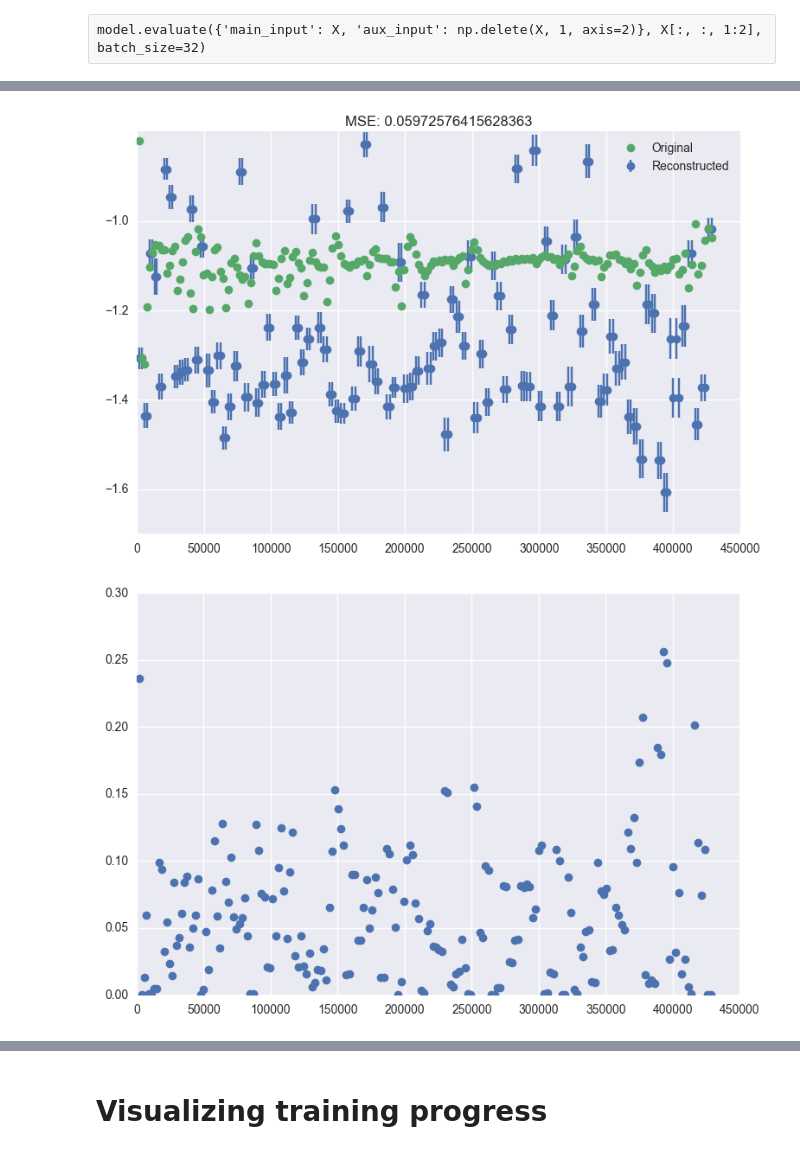
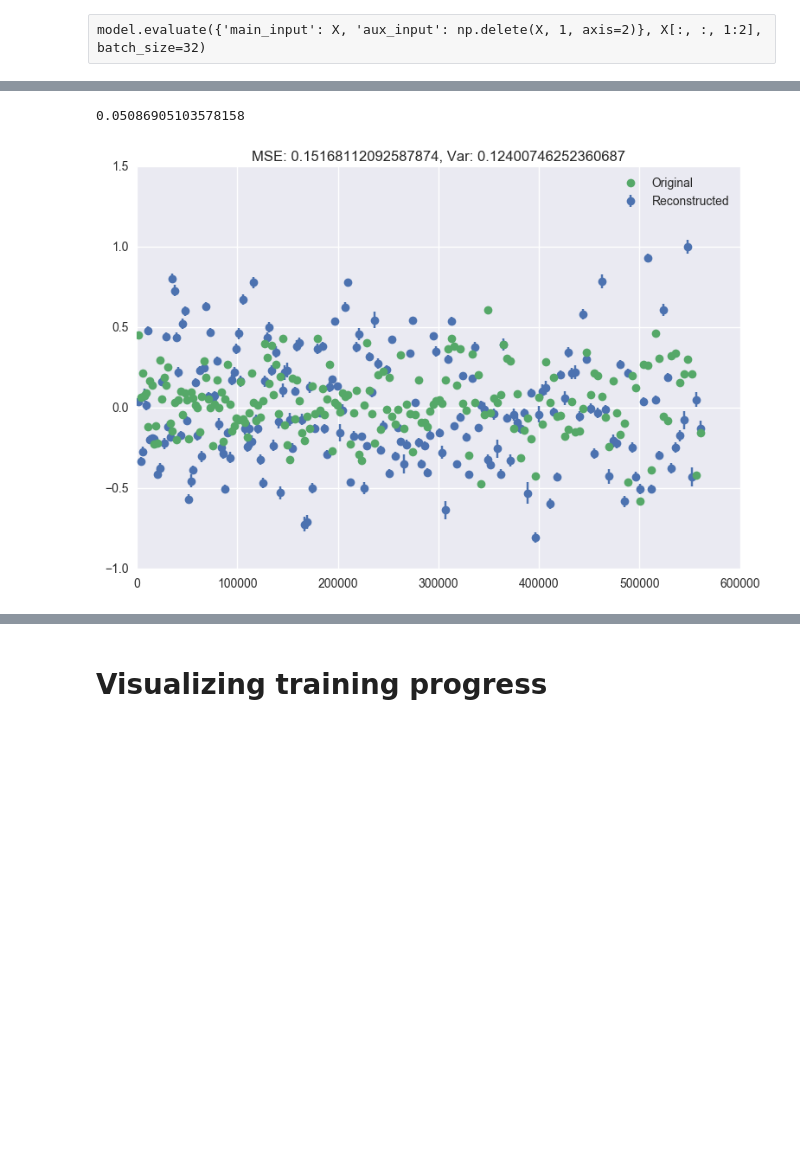
Before and after one commit to bnaul/timeflow, a Jupyter notebook: autoencoder.ipynb, the cells around one changed output, grey strips where cells are left out. Cells and saved outputs as stored; diff of their text form; code cells hidden in the pictures; blank space fills up the shorter version.

Commit message:
Lomb Scargle thresholding

```diff
--- a/autoencoder.ipynb
+++ b/autoencoder.ipynb
@@ -66,5 +61,5 @@ plt.plot(t, pred_i, 'o')
 plt.title("MSE: {}".format(np.mean((m_raw - pred_i) ** 2)));
 # %%
 %%time
-pred = model.predict({'main_input': X, 'aux_input': X[:, :, [0, 2]]}, batch_size=500)
+pred = model.predict({'main_input': X, 'aux_input': X[:, :, [0,]]}, batch_size=500)
 # %% [output]
@@ -77,24 +104,30 @@ i = -1
 # %%
-i += 1
 #inds = ~np.isnan(X_raw[i, :, 0])
 inds = np.arange(args.n_min)
+#i += 1
+i = np.random.choice(inds)
 t = np.cumsum(X_raw[i, inds, 0])
 m = X[i, inds, 1]
-e = X[i, inds, 2]
-pred_i = model.predict({'main_input': X[i:i+1], 'aux_input': X[i:i+1, :, [0, 2]]})[0, inds, 0]
+#m = np.random.normal(size=len(t))
+e = X_raw[i, inds, 2]
+pred_i = model.predict({'main_input': X[i:i+1], 'aux_input': X[i:i+1, :, [0,]]})[0, inds, 0]
 
 plt.errorbar(t, m, e, None, 'o');
 plt.plot(t, pred[i], 'o');
+
+from gatspy.periodic import LombScargleFast
+
+gat_resids = np.zeros(len(X))
+model_gat = LombScargleFast(fit_period=True, optimizer_kwds={'period_range': (0.05 * (t.max() - t.min()), 0.95 * (t.max() - t.min())), 'quiet': True}, silence_warnings=True)
+model_gat.fit(t, m)
+print(model_gat.score(model_gat.best_period).item())
 
 #w_r, A_r, phi_r, b_r = pred_gru[i]
 #x_r = A_r * np.sin(2 * np.pi * w_r * t + phi_r) + b_r
 #plt.plot(t, x_r, '--')
 
 plt.legend(['Original', 'Reconstructed'])
-plt.title("MSE: {}".format(np.mean((m - np.squeeze(pred[i])) ** 2)));
-
-plt.figure()
-plt.plot(t, (m - np.squeeze(pred[i])) ** 2, 'o');
+plt.title("MSE: {}, Var: {}".format((np.mean((m - np.squeeze(pred[i])) ** 2)), np.var(m)));
 # %% [output]
+0.05086905103578158
-[figure, old version]
+[figure, new version]
-[figure, removed]
```
Also changed, not shown: parts of 8 cells of this notebook, 3 other files.
